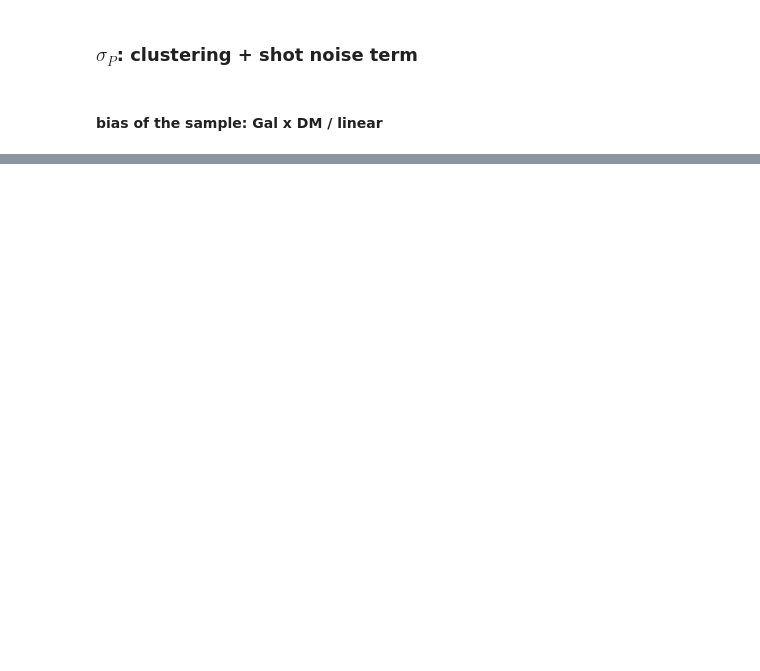
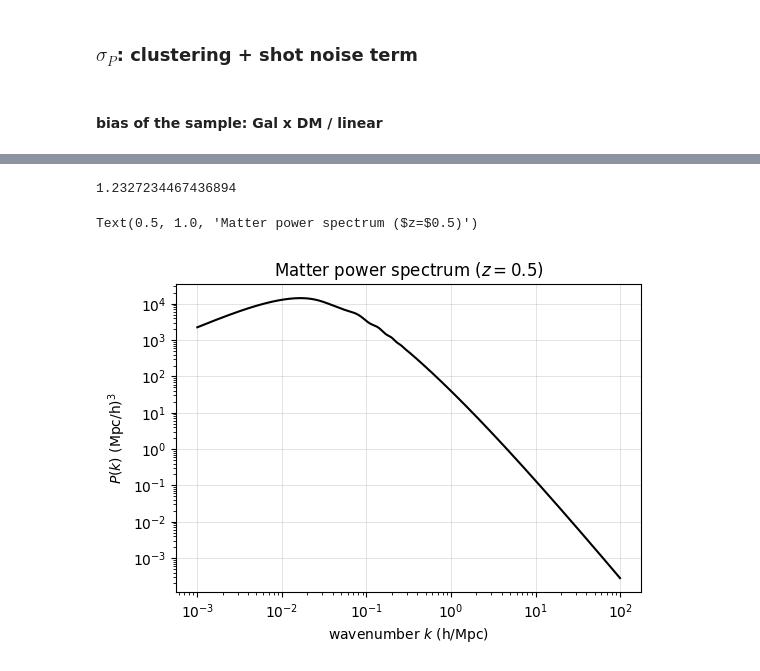
Before and after one commit to abbyw24/small-scale_cross-corrs, a Jupyter notebook: notebooks/xcorr_uncertainty_7-11-23.ipynb, the cells around one changed output, grey strips where cells are left out. Saved outputs shown, nothing was run; the diff lists cells and outputs as text; code cells hidden in the pictures; blank space fills up the shorter version.

```diff
--- a/notebooks/xcorr_uncertainty_7-11-23.ipynb
+++ b/notebooks/xcorr_uncertainty_7-11-23.ipynb
@@ -21 +35,25 @@ import tools
+# %%
+# plot formatting
+def grid(ax):
+    ax.grid(lw=0.5, alpha=0.5)
+
+def format_k(ax):
+    ax.loglog()
+    grid(ax)
+    ax.set_xlabel(r'wavenumber $k$ (h/Mpc)')
+
+def format_r(ax):
+    ax.loglog()
+    grid(ax)
+    ax.set_xlabel(r'separation $r$ (Mpc/h)')
+
+def format_ell(ax):
+    ax.loglog()
+    grid(ax)
+    ax.set_xlabel(r'$\ell$')
+
+def format_theta(ax):
+    ax.loglog()
+    grid(ax)
+    ax.set_xlabel(r'angular separation $\theta$ (deg)')
 # %% [markdown]
@@ -75,12 +117,9 @@ target number of subhalos: 24294
 # %%
-# comoving distance unit
-runit = r_dist.unit
+# define k and r
+k = np.logspace(-3, 2, 1000) << 1/r_dist.unit
 
-# k and r
-k = np.logspace(-3, 2, 1000) << 1/runit
-
-r_edges = np.logspace(np.log10(0.1), np.log10(80.), 101) << runit
-r = 0.5 * (r_edges[1:] + r_edges[:-1])
+# for r we need bin edges for the correlation function estimator
+r_edges = np.logspace(np.log10(0.1), np.log10(80.), 101) << r_dist.unit
 # %% [markdown]
 ### $\sigma_P$: clustering + shot noise term
 # %% [markdown]
@@ -251,0 +175,7 @@ $$
+# %%
+# bias = average of our chosen scale range
+idx = (rbounds[0] <= ravg) & (ravg <= rbounds[1])
+bias = np.mean(ratio[idx])
+bias
+# %% [output]
+1.2327234467436894
@@ -251,0 +193,12 @@ $$
+# %%
+# check out the power spectrum
+cosmo = cosmology.setCosmology('planck15')
+P = cosmo.matterPowerSpectrum(k.value, sim.redshift) << r_dist.unit**3
+fig, ax = plt.subplots(figsize=(6,4))
+ax.plot(k, P, 'k-')
+format_k(ax)
+ax.set_ylabel(r'$P(k)$ (Mpc/h)$^3$')
+ax.set_title(r'Matter power spectrum ($z=$'f'{sim.redshift})')
+# %% [output]
+Text(0.5, 1.0, 'Matter power spectrum ($z=$0.5)')
+[figure, added]
```
Also changed, not shown: parts of 80 cells of this notebook, 10 other files.
